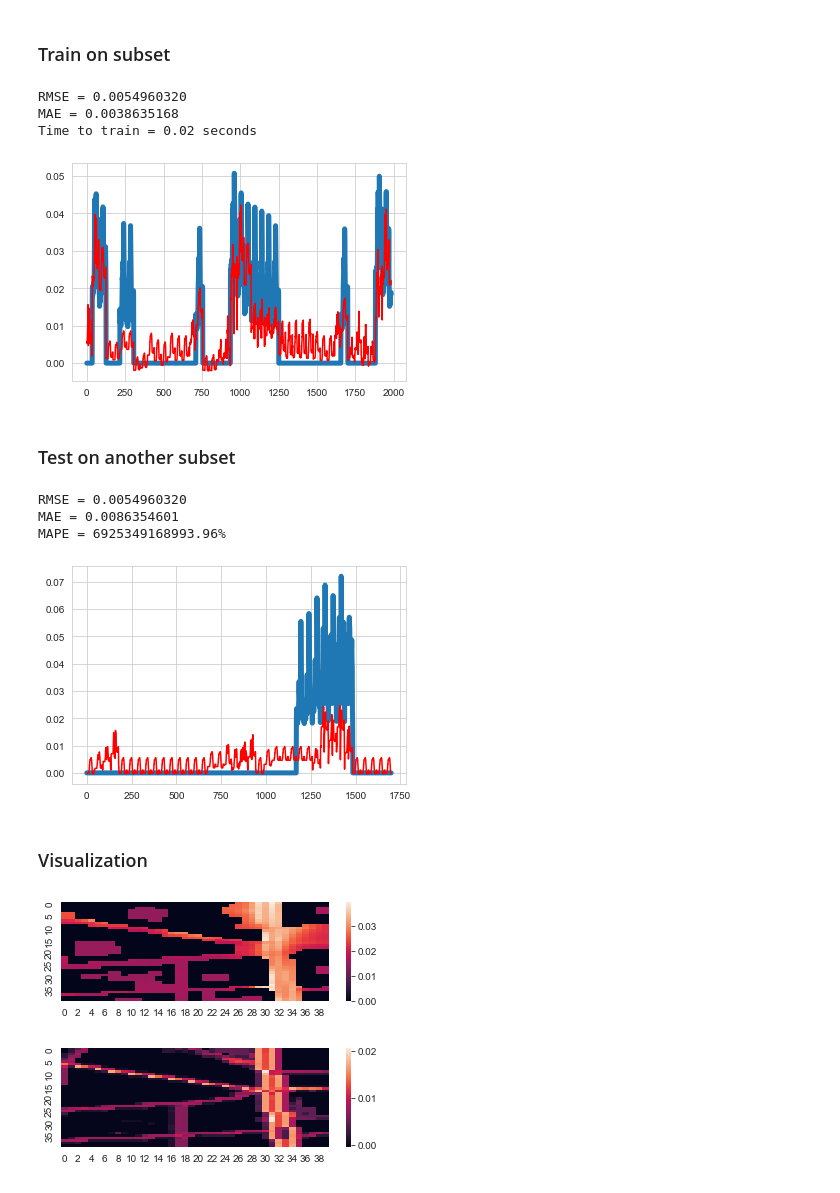
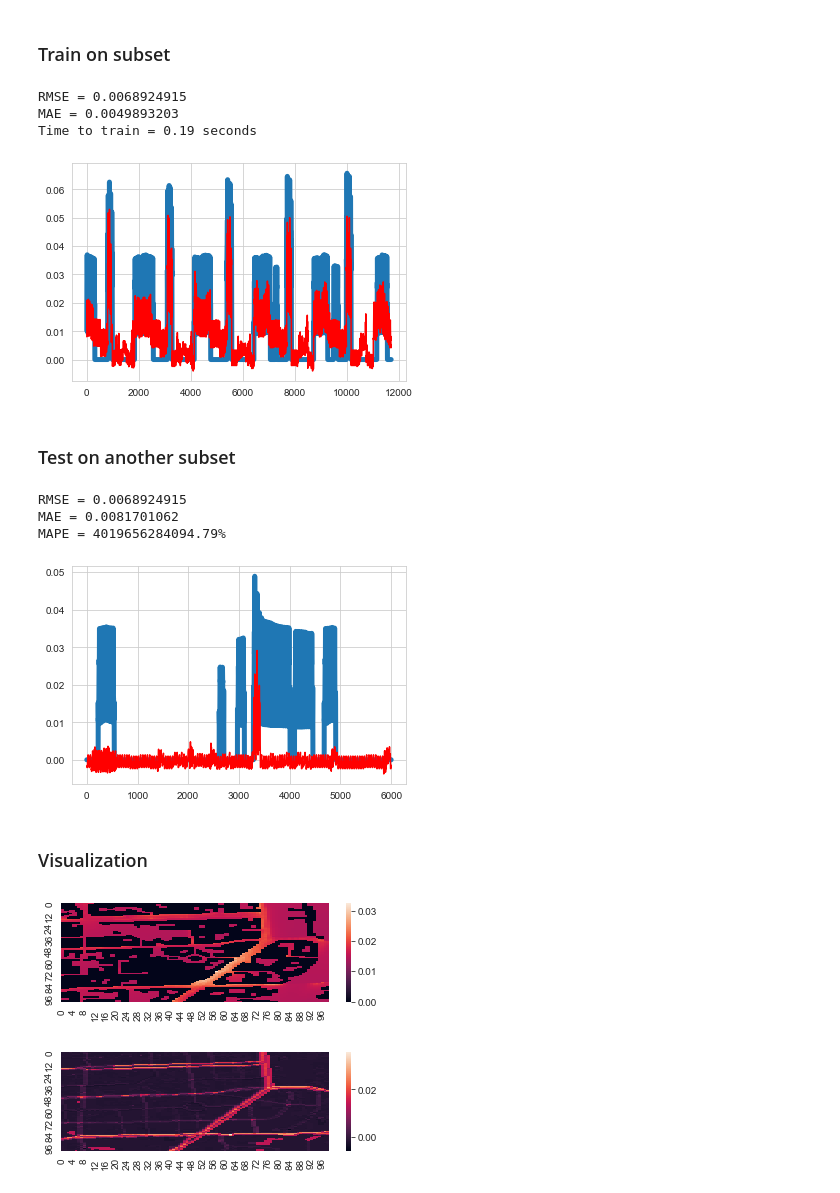
Before and after one commit to zlukich/no_palm, a Jupyter notebook: time_series_predicting_tutorial.ipynb, the cells around one changed output. Drawn from its saved outputs; the diff is of its cells as text; code cells hidden in the pictures.

```diff
--- a/time_series_predicting_tutorial.ipynb
+++ b/time_series_predicting_tutorial.ipynb
@@ -250,5 +324,5 @@ spec1_trainset
 # %%
-test2525 = spec1_trainset.loc[(( spec1_trainset["x"] <= 152) & (spec1_trainset["y"] <= 200))]
+test2525 = spec1_trainset.loc[(( spec1_trainset["x"] <= 150) & (spec1_trainset["y"] <= 250))]
 test2525
 # %% [output]
 |  | x | y | hour | emission_value | nbr | nbl | nbu | nbd | building_height | ... |
@@ -398,7 +455,7 @@ plt.show()
 # %% [markdown]
 ### Test on test grid(can be a cell)
 # %%
-testset3030  = spec1_trainset.loc[(spec1_trainset["x"] >= 152) & (spec1_trainset["y"] >=200)]
+testset3030  = spec1_trainset.loc[(spec1_trainset["x"] > 150) & (spec1_trainset["y"] >250)]
 testset3030
 # %% [output]
 |  | x | y | hour | emission_value | nbr | nbl | nbu | nbd | building_height | ... |
@@ -576,9 +634,9 @@ print('RMSE = %.10f' % lr_rmse)
 print('MAE = %.10f' % mean_absolute_error(lr_y,lr_y_pred))
 print('Time to train = %.2f seconds' % (tF - t0))
 # %% [output]
-RMSE = 0.0054960320
-MAE = 0.0038635168
-Time to train = 0.02 seconds
+RMSE = 0.0068924915
+MAE = 0.0049893203
+Time to train = 0.19 seconds
 # %%
 from matplotlib import pyplot as plt
 (ystart,yend)  = (int(len(lr_y)*0.2),int(len(lr_y)*0.3))
@@ -586,29 +644,29 @@ plt.plot([i for i in range(len(lr_y[ystart:yend]))],lr_y[ystart:yend],label = "A
 plt.plot([i for i in range(len(lr_y[ystart:yend]))],lr_y_pred[ystart:yend],label = "Predicted y",alpha =1,color = "red")
 plt.show()
 # %% [output]
-[figure, old version]
+[figure, new version]
 # %% [markdown]
 ### Test on another subset
 # %%
 test_lr_y = ml_testset3030["emission_value_out"].values
 test_lr_y_pred = lr_model.predict(ml_testset3030.loc[:,~ml_testset3030.columns.str.contains('_out', case=False)])
 
 
 test_lr_residuals = test_lr_y_pred - test_lr_y
 test_lr_rmse = np.sqrt(np.sum(np.power(lr_residuals,2)) / len(lr_residuals))
 print('RMSE = %.10f' % lr_rmse)
 print('MAE = %.10f' % mean_absolute_error(test_lr_y,test_lr_y_pred))
 print('MAPE = %.2f' % mean_absolute_percentage_error(test_lr_y,test_lr_y_pred) +"%")
 
-(ystart,yend)  = (0,1700)
+(ystart,yend)  = (0,6000)
 plt.plot([i for i in range(len(test_lr_y[ystart:yend]))],test_lr_y[ystart:yend],label = "Actual y",linewidth = 5)
 plt.plot([i for i in range(len(test_lr_y_pred[ystart:yend]))],test_lr_y_pred[ystart:yend],label = "Predicted y",alpha =1,color = "red")
 plt.show()
 # %% [output]
-RMSE = 0.0054960320
-MAE = 0.0086354601
-MAPE = 6925349168993.96%
+RMSE = 0.0068924915
+MAE = 0.0081701062
+MAPE = 4019656284094.79%
-[figure, old version]
+[figure, new version]
 # %% [markdown]
 ### Visualization
 # %%
@@ -620,5 +678,5 @@ make_heatmap_from_pd(viz_ml,hour,hour_name="hour(3)",target_name="emission_value
 plt.subplot(2,1,2)
 make_heatmap_from_pd(viz_ml,hour,hour_name="hour(3)",target_name="pred_emission_value_out")
 # %% [output]
-[figure, old version]
+[figure, new version]
-[figure, old version]
+[figure, new version]
```
Also changed, not shown: parts of 39 cells of this notebook, 1 other file.
